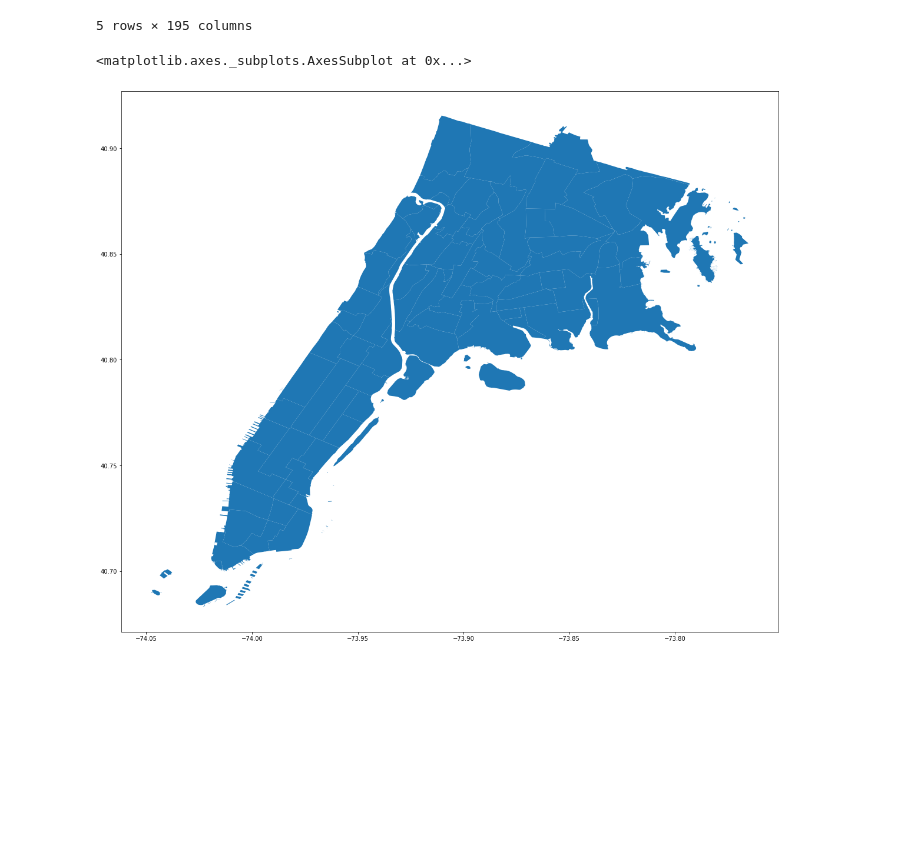
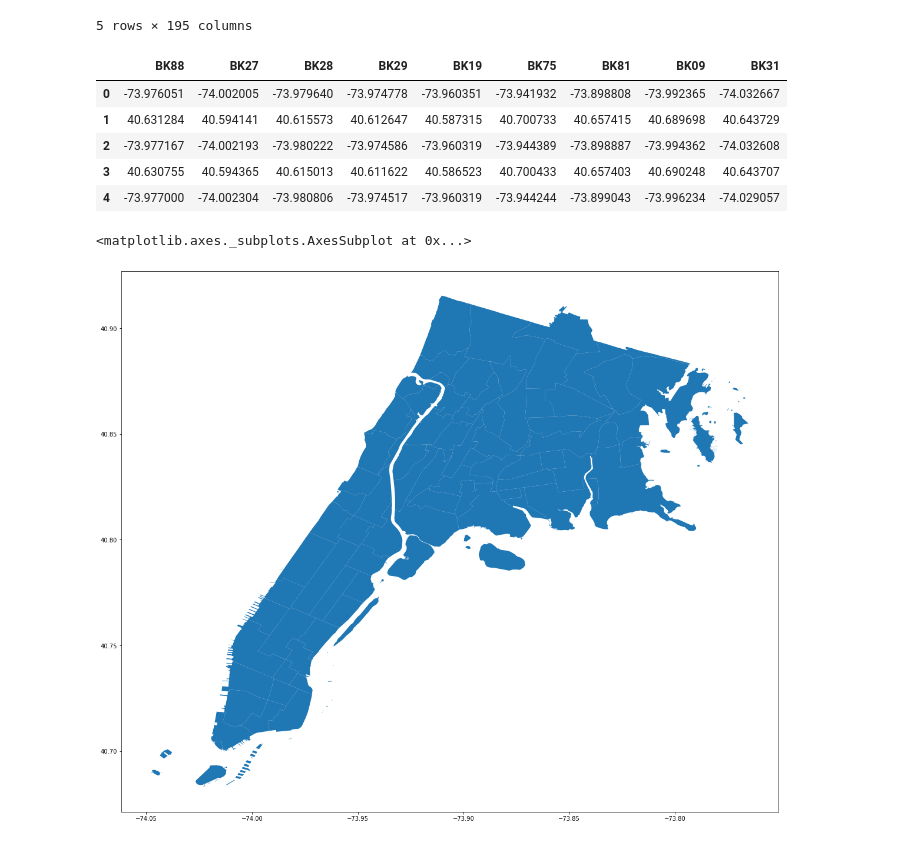
Before and after one commit to fpervaiz/LondonSpringDatathon2020, a Jupyter notebook: clean_nta.ipynb, the cells around one changed output. Drawn from its saved outputs; the diff is of its cells as text; code cells hidden in the pictures; blank space fills up the shorter version.

Commit message:
remove outside ntas

```diff
--- a/clean_nta.ipynb
+++ b/clean_nta.ipynb
@@ -52,9 +49,9 @@ nta_full.BoroName.unique()
 # %%
-name9 = "dataset_9"
+name_map = "dataset_9"
 
-original_df9 = pd.read_csv(name9+".csv")
-df9 = original_df9
-df9.head()
+original_nta_map = pd.read_csv(name_map+".csv")
+nta_map = original_nta_map
+nta_map.head()
 # %% [output]
 |  | BK88 | QN52 | QN48 | QN51 | QN27 | BX35 | BX98 | QN07 | MN06 | QN02 | ... | ... |
 | 0 | -73.976051 | -73.794934 | -73.775740 | -73.803792 | -73.861099 | -73.896967 | -73.872873 | -73.757258 | -73.946080 | -73.760316 | ... | ... |
@@ -63,5 +60,19 @@ df9.head()
 | 3 | 40.630755 | 40.755636 | 40.743326 | 40.775397 | 40.762209 | 40.834133 | 40.785971 | 40.716307 | 40.820580 | 40.673014 | ... | ... |
 | 4 | -73.977000 | -73.794579 | -73.778060 | -73.798653 | -73.859668 | -73.896303 | -73.872983 | -73.754702 | -73.946720 | -73.758598 | ... | ... |
 5 rows × 195 columns
+# %%
+outside_codes = set(nta_map.columns).difference(set(nta.index))
+
+pipe_map = pdp.ColDrop(columns=outside_codes)
+
+nta_map = pipe_map(nta_map)
+nta_map.head()
+# %% [output]
+|  | BK88 | BK27 | BK28 | BK29 | BK19 | BK75 | BK81 | BK09 | BK31 |
+| 0 | -73.976051 | -74.002005 | -73.979640 | -73.974778 | -73.960351 | -73.941932 | -73.898808 | -73.992365 | -74.032667 |
+| 1 | 40.631284 | 40.594141 | 40.615573 | 40.612647 | 40.587315 | 40.700733 | 40.657415 | 40.689698 | 40.643729 |
+| 2 | -73.977167 | -74.002193 | -73.980222 | -73.974586 | -73.960319 | -73.944389 | -73.898887 | -73.994362 | -74.032608 |
+| 3 | 40.630755 | 40.594365 | 40.615013 | 40.611622 | 40.586523 | 40.700433 | 40.657403 | 40.690248 | 40.643707 |
+| 4 | -73.977000 | -74.002304 | -73.980806 | -73.974517 | -73.960319 | -73.944244 | -73.899043 | -73.996234 | -74.029057 |
 # %%
 #expected result
```
Also changed, not shown: parts of 4 cells of this notebook.
